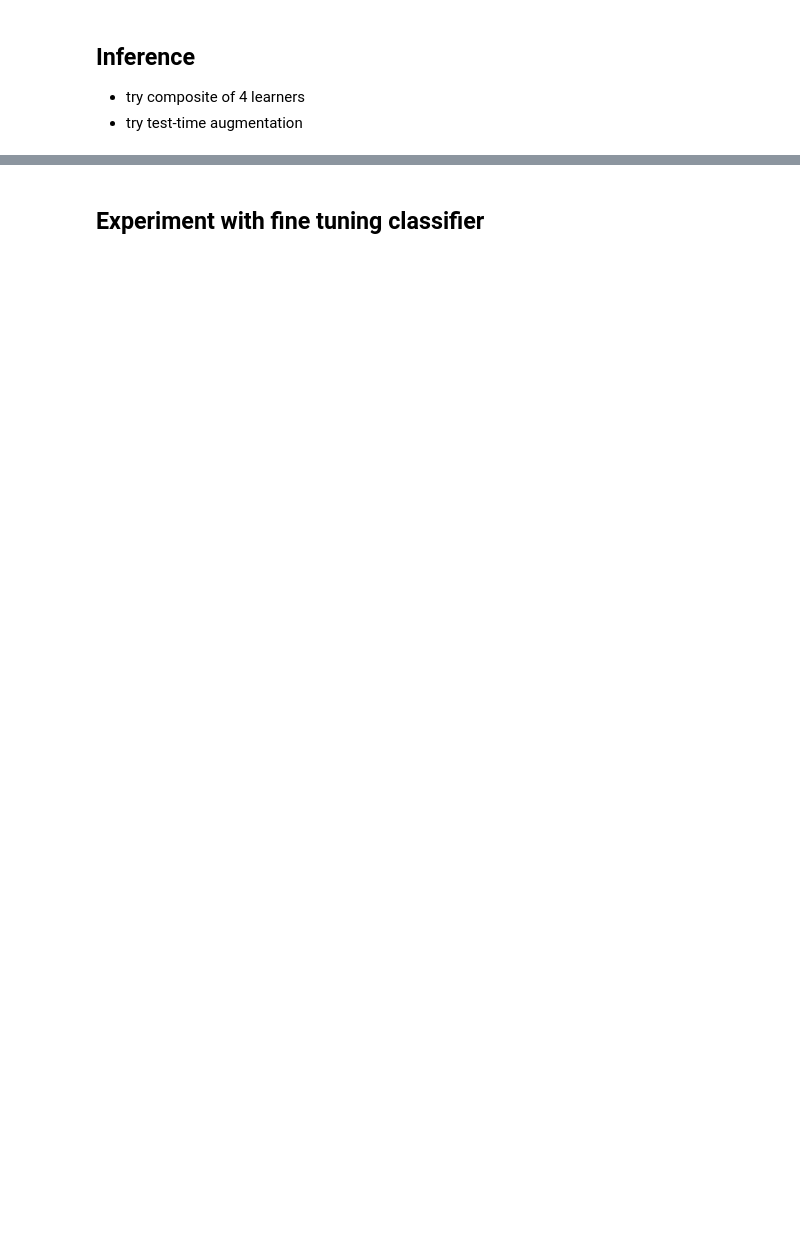
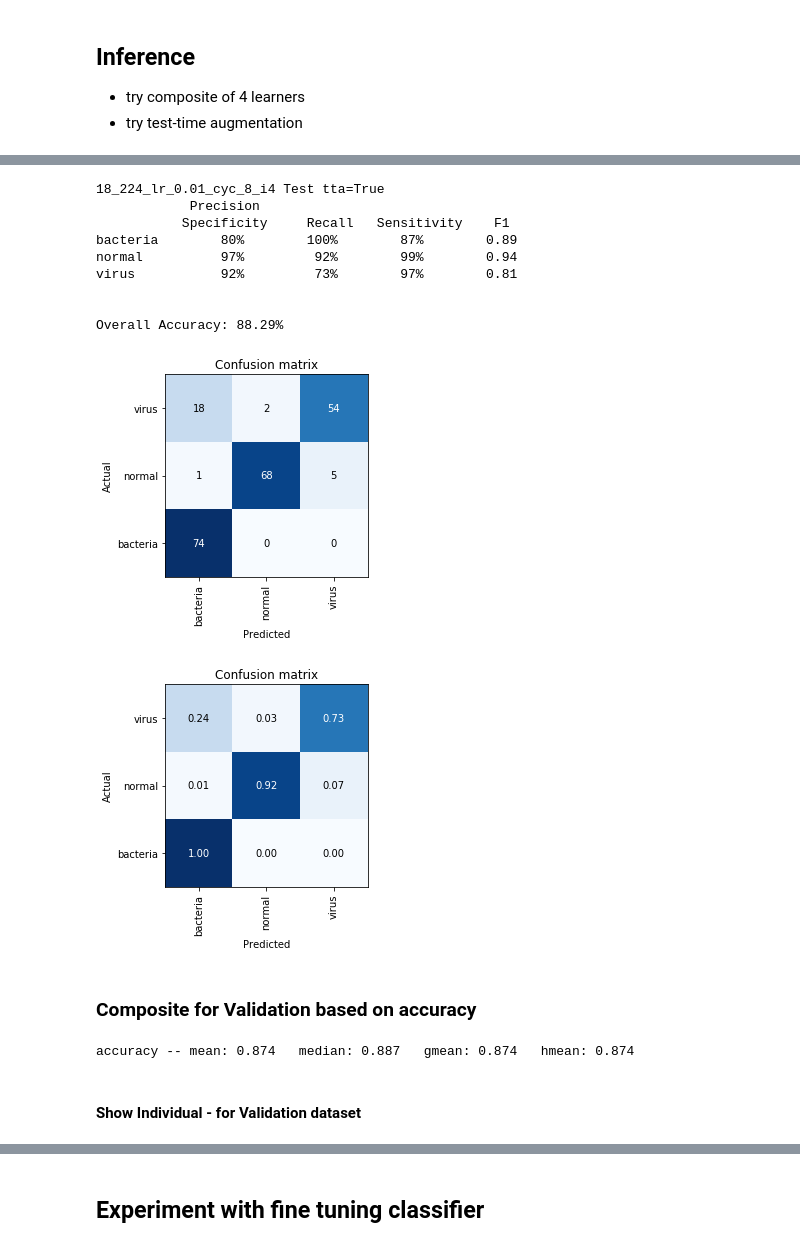
Before and after one commit to williamsdoug/ChestXRay, a Jupyter notebook: Pneumonia Train Balanced Subsets_18_1000_224.ipynb, the cells around one changed output, grey strips where cells are left out. Cells and saved outputs as stored; diff of their text form; code cells hidden in the pictures; blank space fills up the shorter version.

```diff
--- a/Pneumonia Train Balanced Subsets_18_1000_224.ipynb
+++ b/Pneumonia Train Balanced Subsets_18_1000_224.ipynb
@@ -1131,0 +1307,5 @@ analyze_interp(interp)
+# %%
+interp = get_interp_test(name, use_tta=True)
+print(f'\n{name} Test tta=True')
+analyze_interp(interp)
+# %% [output]
@@ -1132,3 +1313,20 @@ analyze_interp(interp)
+18_224_lr_0.01_cyc_8_i4 Test tta=True
+            Precision
+           Specificity     Recall   Sensitivity    F1
+bacteria        80%        100%        87%        0.89
+normal          97%         92%        99%        0.94
+virus           92%         73%        97%        0.81
+
+
+Overall Accuracy: 88.29%
+[figure, added]
+[figure, added]
+# %% [markdown]
+### Composite for Validation based on accuracy
 # %%
 top_results = [name for name, _ in sorted(all_stats.get(), key=lambda x:x[1]['error_rate'])[:4]]
-top_results
+top_interp = [[name, get_interp(name)] for name in top_results]
+
+_ = combine_predictions(top_interp)
+# %% [output]
+accuracy -- mean: 0.874   median: 0.887   gmean: 0.874   hmean: 0.874
@@ -1137,3 +1333,5 @@ top_interp = [[name, get_interp(name)] for name in top_results]
+# %% [markdown]
+#### Show Individual - for Validation dataset
 # %%
 for name, interp in top_interp:
     print(name)
```
Also changed, not shown: parts of 36 cells of this notebook, 1 other file.
